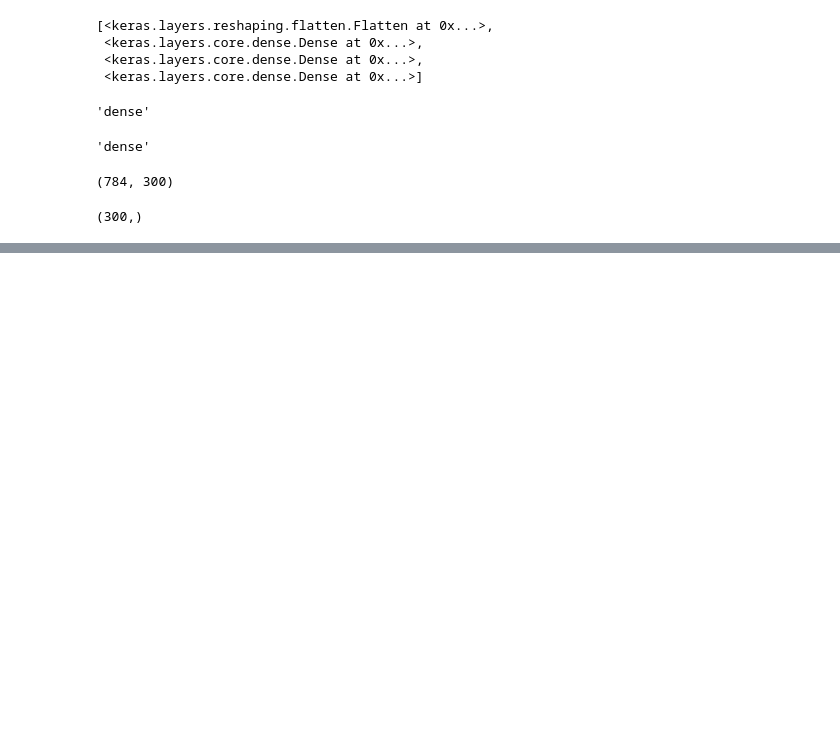
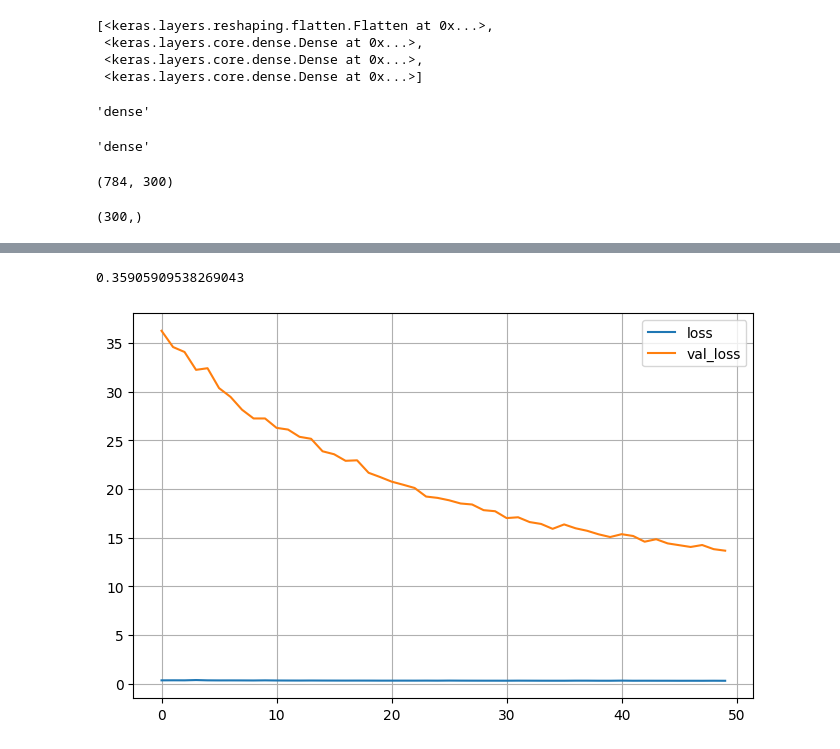
Before and after one commit to AhmedSheded/hands-on-machine-learning-with-scikit-learn-keras-and-tensorflow, a Jupyter notebook: chapter10/notebook.ipynb, the cells around one changed output, grey strips where cells are left out. Saved outputs shown, nothing was run; the diff lists cells and outputs as text; code cells hidden in the pictures; blank space fills up the shorter version.

Commit message:
building a regrission MLP using the sequential api

```diff
--- a/chapter10/notebook.ipynb
+++ b/chapter10/notebook.ipynb
@@ -151,0 +158,10 @@ array([[0., 0., 0., 0., 0., 0., 0., 0., 0., 1.],
+# %%
+housing = fetch_california_housing()
+
+X_train_full, X_test, y_train_full, y_test = train_test_split(housing.data, housing.target)
+X_train, X_valid, y_train, y_valid = train_test_split(X_train_full, y_train_full)
+# %%
+scaler = StandardScaler()
+X_train_scaled = scaler.fit_transform(X_train)
+X_valid_scaled = scaler.fit_transform(X_valid)
+X_test_scaled = scaler.fit_transform(X_test)
@@ -151,0 +172,9 @@ array([[0., 0., 0., 0., 0., 0., 0., 0., 0., 1.],
+# %%
+model = keras.models.Sequential([
+    keras.layers.Dense(30, activation='relu', input_shape=X_train_scaled.shape[1:]),
+    keras.layers.Dense(1)
+])
+
+model.compile(loss='mean_squared_error', optimizer='sgd')
+# %%
+history = model.fit(X_train_scaled, y_train, epochs=50, validation_data=(X_valid_scaled, y_valid))
@@ -151,0 +203,10 @@ array([[0., 0., 0., 0., 0., 0., 0., 0., 0., 1.],
+# %%
+mse_test
+# %% [output]
+0.35905909538269043
+# %%
+pd.DataFrame(history.history).plot(figsize=(8, 5))
+plt.grid()
+plt.show()
+# %% [output]
+[figure, added]
```
Also changed, not shown: parts of 12 cells of this notebook.
